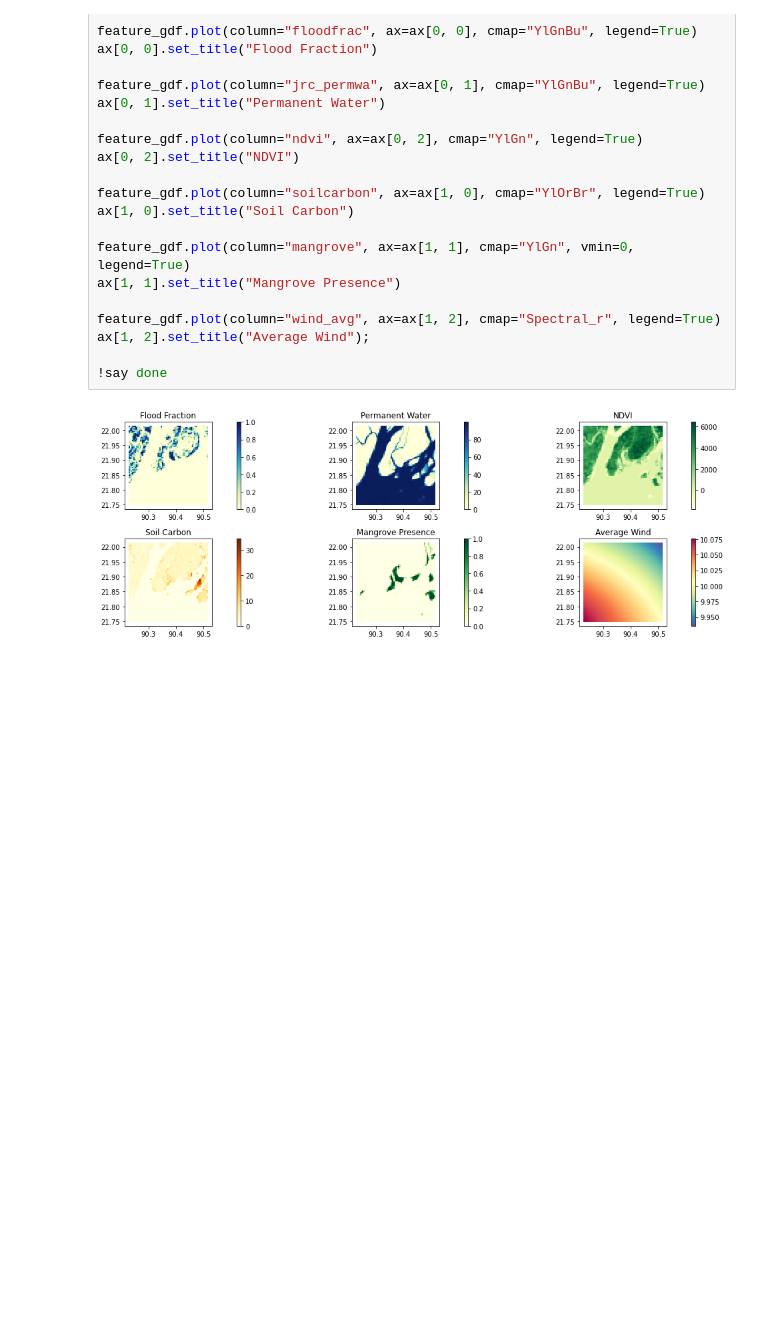
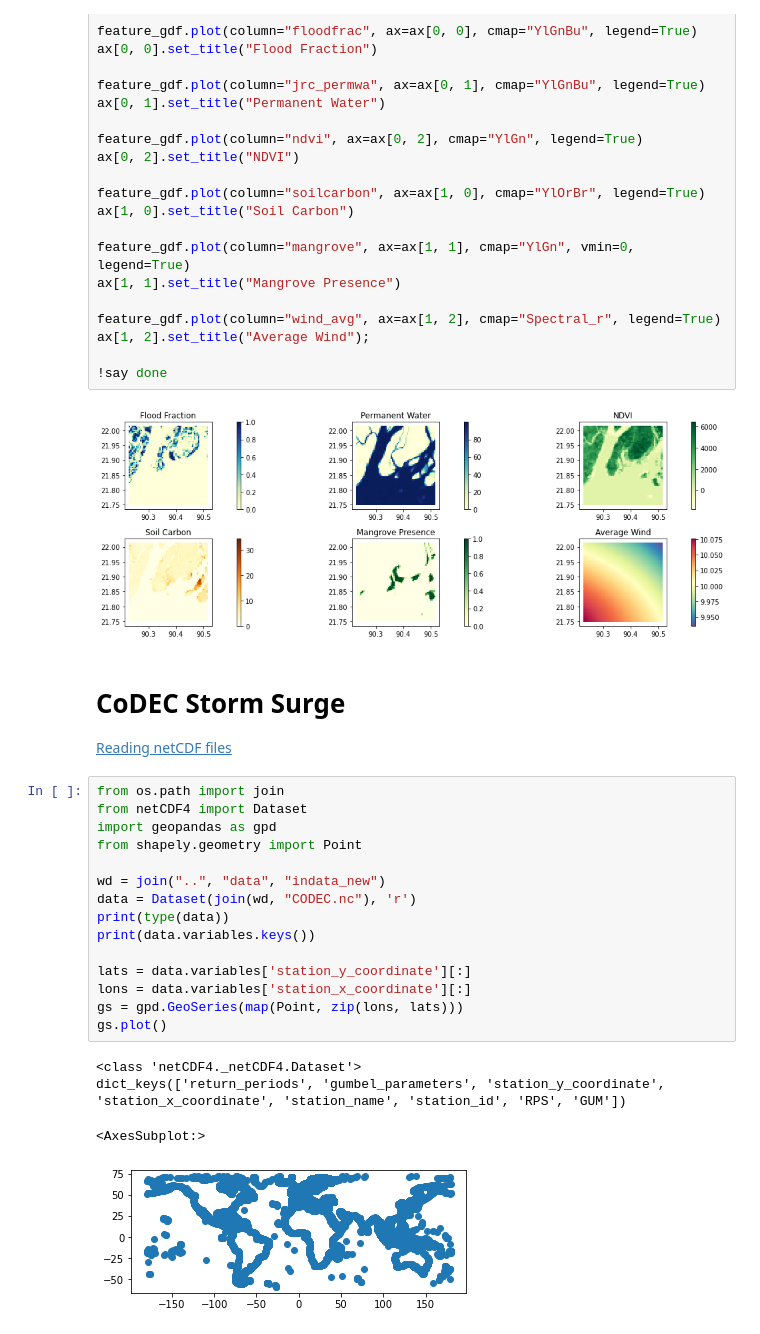
Before and after one commit to alisonpeard/hybridmodels, a Jupyter notebook: python/A. Data Acquisition (OOP).ipynb, the cells around one changed output. Cells and saved outputs as stored; diff of their text form; blank space fills up the shorter version.

```diff
--- a/python/A. Data Acquisition (OOP).ipynb
+++ b/python/A. Data Acquisition (OOP).ipynb
@@ -144,3 +131,26 @@ ax[1, 2].set_title("Average Wind");
 !say done
 # %% [output]
 [figure]
+# %% [markdown]
+# CoDEC Storm Surge
+[Reading netCDF files](https://medium.com/analytics-vidhya/how-to-read-and-visualize-netcdf-nc-geospatial-files-using-python-6c2ac8907c7c)
+# %%
+from os.path import join
+from netCDF4 import Dataset
+import geopandas as gpd
+from shapely.geometry import Point
+
+wd = join("..", "data", "indata_new")
+data = Dataset(join(wd, "CODEC.nc"), 'r')
+print(type(data))
+print(data.variables.keys())
+
+lats = data.variables['station_y_coordinate'][:]
+lons = data.variables['station_x_coordinate'][:]
+gs = gpd.GeoSeries(map(Point, zip(lons, lats)))
+gs.plot()
+# %% [output]
+<class 'netCDF4._netCDF4.Dataset'>
+dict_keys(['return_periods', 'gumbel_parameters', 'station_y_coordinate', 'station_x_coordinate', 'station_name', 'station_id', 'RPS', 'GUM'])
+<AxesSubplot:>
+[figure, added]
```
Also changed, not shown: parts of 3 cells of this notebook, 2 other files.
